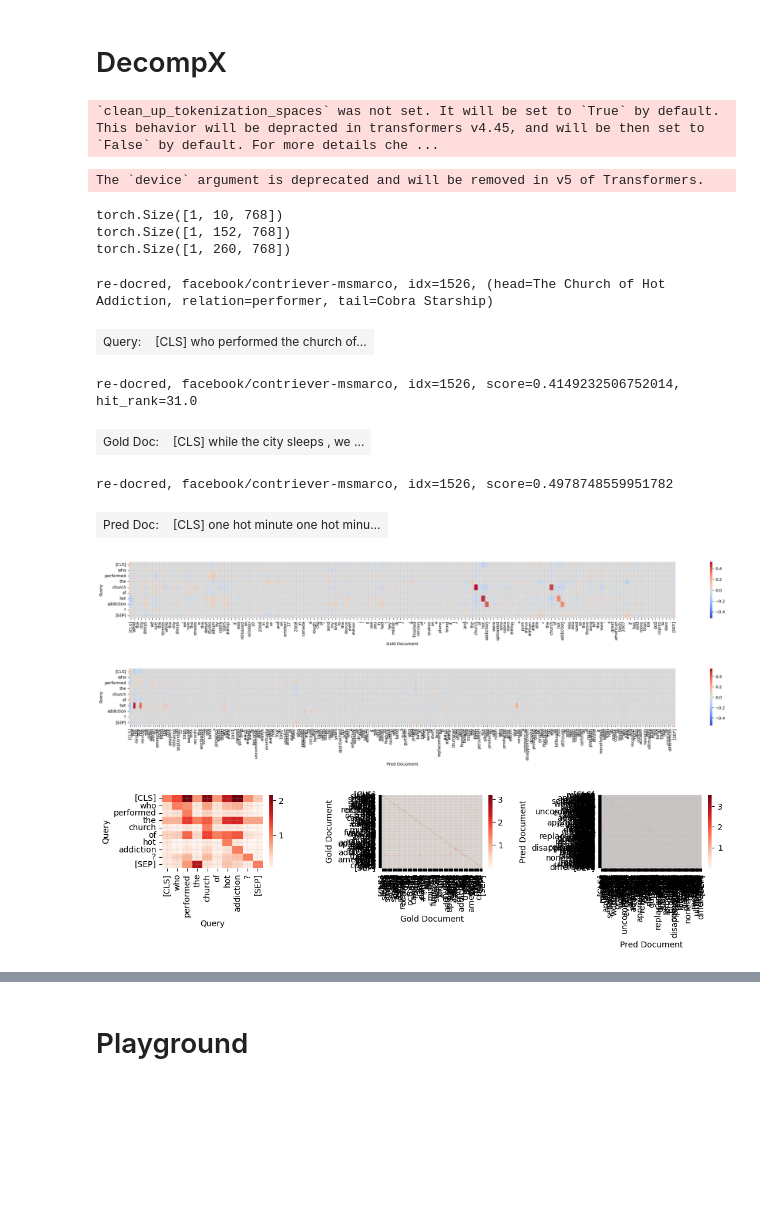
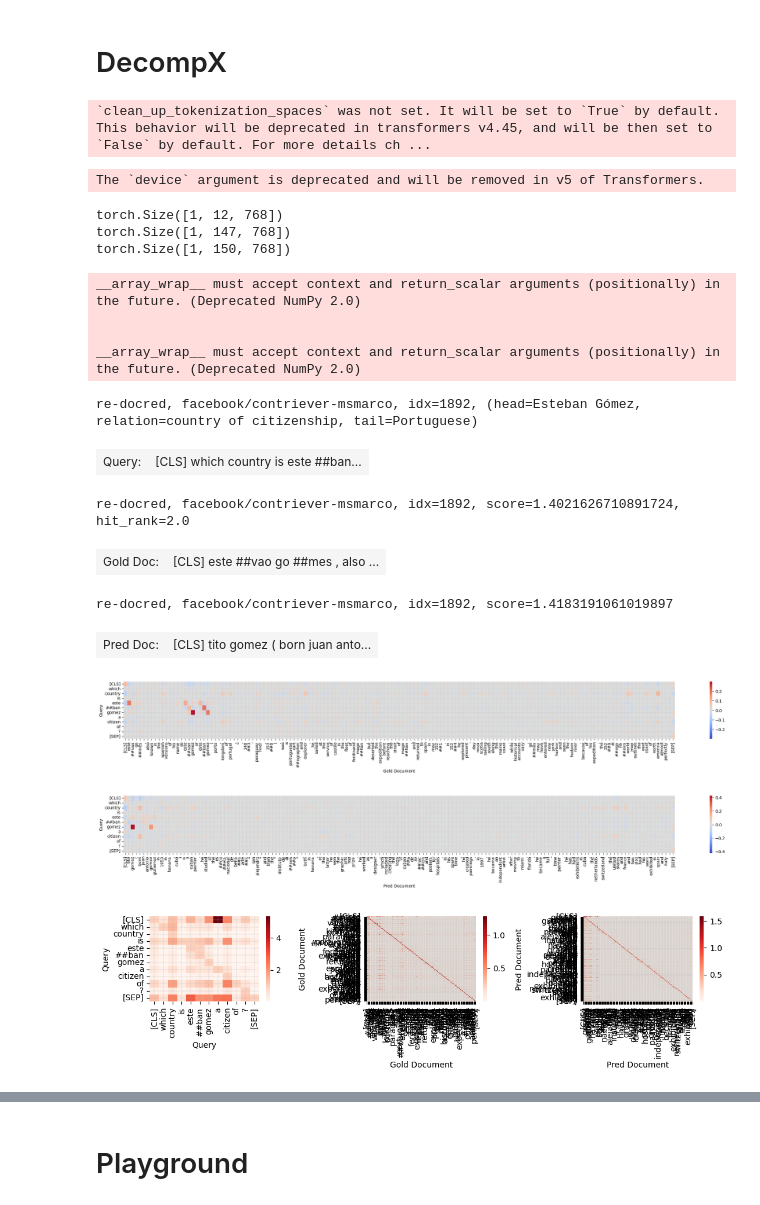
Before and after one commit to mohsenfayyaz/ColDeR, a Jupyter notebook: src/notebooks/BEIR_DecompX.ipynb, the cells around one changed output, grey strips where cells are left out. Saved outputs shown, nothing was run; the diff lists cells and outputs as text; code cells hidden in the pictures; blank space fills up the shorter version.

```diff
--- a/src/notebooks/BEIR_DecompX.ipynb
+++ b/src/notebooks/BEIR_DecompX.ipynb
@@ -112,10 +108,12 @@ fig.show("svg")
 
 ### Prepare Docs (title+text)
 df["gold_doc"] = df["gold_docs_text"].apply(lambda x: list(x.items())[0][1])
-df["gold_doc"] = df["gold_doc"].apply(lambda x: x["title"] + " " + x["text"])
+# df["gold_doc"] = df["gold_doc"].apply(lambda x: x["title"] + " " + x["text"])
+df["gold_doc"] = df["gold_doc"].apply(lambda x: x["text"])
 df["gold_doc_score"] = df["scores_gold"].apply(lambda x: list(x.items())[0][1])
 df["pred_doc"] = df["predicted_docs_text_10"].apply(lambda x: list(x.items())[0][1])
-df["pred_doc"] = df["pred_doc"].apply(lambda x: x["title"] + " " + x["text"])
+# df["pred_doc"] = df["pred_doc"].apply(lambda x: x["title"] + " " + x["text"])
+df["pred_doc"] = df["pred_doc"].apply(lambda x: x["text"])
 df["pred_doc_score"] = df["scores_1000"].apply(lambda x: list(x.items())[0][1])
 
 df["gold_doc_len"] = df["gold_doc"].str.split().apply(len)
@@ -186,7 +198,7 @@ def load_model_tokenizer(model_name):
 
 model, tokenizer = load_model_tokenizer(MODEL)
 # %% [output]
-`clean_up_tokenization_spaces` was not set. It will be set to `True` by default. This behavior will be depracted in transformers v4.45, and will be then set to `False` by default. For more details che ...
+`clean_up_tokenization_spaces` was not set. It will be set to `True` by default. This behavior will be deprecated in transformers v4.45, and will be then set to `False` by default. For more details ch ...
 # %%
 from IPython.display import display, HTML
 import matplotlib.pyplot as plt
@@ -240,7 +252,7 @@ def html_wrapper(htmls, desc="text", legend="?"):
             font-weight: 600;
         }
         table tr td {
-            white-space: nowrap; padding: 5px; color: black;
+            white-space: nowrap; padding: 5px;
         }
     </style>
     </head>
@@ -249,7 +261,7 @@ def html_wrapper(htmls, desc="text", legend="?"):
     html += f"""
         <fieldset>
             <legend>{legend}</legend>
-            <table style='width: 1000px; font-weight: 600;'>
+            <table style='width: 1000px; font-weight: 600; color: black;'>
             """
     for i in range(len(htmls)):
         html += """
@@ -258,7 +270,7 @@ def html_wrapper(htmls, desc="text", legend="?"):
         html += f"<td style='text-align: center; width: 100px;'>{desc}:</td><td>"
         html += htmls[i]
         html += "</td></tr>"
-    html += "</table>"
+    html += "</table></fieldset>"
     return html
 # %%
 def run_decompx(text):
@@ -287,7 +299,7 @@ def run_decompx(text):
         "decompx_last_layer_mean": decompx_last_layer_mean.cpu(),  # [seq_len, emb_dim]
     }
 
-def plot_demo(idx):
+def plot_demo(idx, heatmap_max_len=-1):
     ### RUN DECOMPX ON QUERY AND DOC
     query = run_decompx(df.loc[idx]["query"])
     gold_doc = run_decompx(df.loc[idx]["gold_doc"])
@@ -315,46 +327,55 @@ def plot_demo(idx):
     def plot_qd_heatmap(query_tokens, query_decomposed, doc_tokens, doc_decomposed, xlabel="Doc", ylabel="Query"):
         with torch.no_grad():
             qd_scores = torch.einsum("id,jd->ij", query_decomposed, doc_decomposed).cpu().numpy()
+        # Apply max_len
+        if heatmap_max_len > 0:
+            qd_scores = qd_scores[:heatmap_max_len, :heatmap_max_len]
+            query_tokens = query_tokens[:heatmap_max_len]
+            doc_tokens = doc_tokens[:heatmap_max_len]
         plt.figure(figsize=(30, 2.5))  # 30 for debug 15 for aesthetics
         heatmap(qd_scores, cmap=plt.get_cmap('coolwarm'), vmin=-np.max(np.abs(qd_scores)), vmax=np.max(np.abs(qd_scores)))
         plt.xticks(np.arange(len(doc_tokens))+0.5, doc_tokens, rotation='vertical')
         plt.yticks(np.arange(len(query_tokens))+0.5, query_tokens, rotation='horizontal')
         plt.grid("on", linewidth=0.2); plt.xlabel(xlabel); plt.ylabel(ylabel)
         plt.show()
 
     plot_qd_heatmap(query["tokens"], query["decompx_last_layer_mean"], gold_doc["tokens"], gold_doc["decompx_last_layer_mean"], "Gold Document")
     plot_qd_heatmap(query["tokens"], query["decompx_last_layer_mean"], pred_doc["tokens"], pred_doc["decompx_last_layer_mean"], "Pred Document")
 
 
     ### PLOT SELF DECOMPX BLOCKS
     from seaborn import heatmap
     import matplotlib.pyplot as plt
 
     def plot_decompx_heatmap(tokens, decompx_last_layer_outputs, label="?"):
         norm_heatmap = decompx_last_layer_outputs.aggregated[0][0].norm(dim=-1).cpu().numpy()
         heatmap(norm_heatmap / np.diag(norm_heatmap).reshape((-1, 1)), cmap=plt.get_cmap('Reds'))
         plt.xticks(np.arange(len(tokens))+0.5, tokens, rotation='vertical')
         plt.yticks(np.arange(len(tokens))+0.5, tokens, rotation='horizontal')
         plt.grid("on", linewidth=0.2); plt.xlabel(label); plt.ylabel(label)
 
     plt.figure(figsize=(11, 3))
     plt.subplot(1, 3, 1); plot_decompx_heatmap(query["tokens"], query["decompx_last_layer_outputs"], "Query")
     plt.subplot(1, 3, 2); plot_decompx_heatmap(gold_doc["tokens"], gold_doc["decompx_last_layer_outputs"], "Gold Document")
     plt.subplot(1, 3, 3); plot_decompx_heatmap(pred_doc["tokens"], pred_doc["decompx_last_layer_outputs"], "Pred Document")
     plt.tight_layout()
 
-plot_demo(idx=1526)  # 329
+plot_demo(idx=1892)  # 329
 # %% [output]
 The `device` argument is deprecated and will be removed in v5 of Transformers.
-torch.Size([1, 10, 768])
-torch.Size([1, 152, 768])
-torch.Size([1, 260, 768])
+torch.Size([1, 12, 768])
+torch.Size([1, 147, 768])
+torch.Size([1, 150, 768])
-re-docred, facebook/contriever-msmarco, idx=1526, (head=The Church of Hot Addiction, relation=performer, tail=Cobra Starship)
+__array_wrap__ must accept context and return_scalar arguments (positionally) in the future. (Deprecated NumPy 2.0)
+
+
+__array_wrap__ must accept context and return_scalar arguments (positionally) in the future. (Deprecated NumPy 2.0)
+re-docred, facebook/contriever-msmarco, idx=1892, (head=Esteban Gómez, relation=country of citizenship, tail=Portuguese)
-| Query: | [CLS] who performed the church of... |
+| Query: | [CLS] which country is este ##ban... |
-re-docred, facebook/contriever-msmarco, idx=1526, score=0.4149232506752014, hit_rank=31.0
+re-docred, facebook/contriever-msmarco, idx=1892, score=1.4021626710891724, hit_rank=2.0
-| Gold Doc: | [CLS] while the city sleeps , we ... |
+| Gold Doc: | [CLS] este ##vao go ##mes , also ... |
-re-docred, facebook/contriever-msmarco, idx=1526, score=0.4978748559951782
+re-docred, facebook/contriever-msmarco, idx=1892, score=1.4183191061019897
-| Pred Doc: | [CLS] one hot minute one hot minu... |
+| Pred Doc: | [CLS] tito gomez ( born juan anto... |
-[figure, old version]
+[figure, new version]
-[figure, old version]
+[figure, new version]
-[figure, old version]
+[figure, new version]
```
Also changed, not shown: parts of 9 cells of this notebook, 10 other files.
